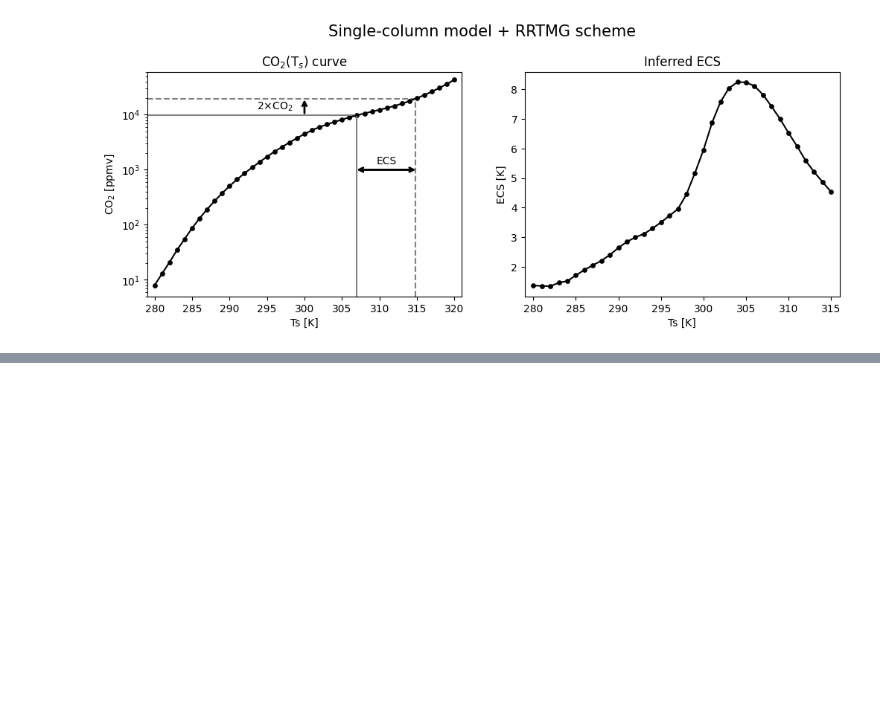
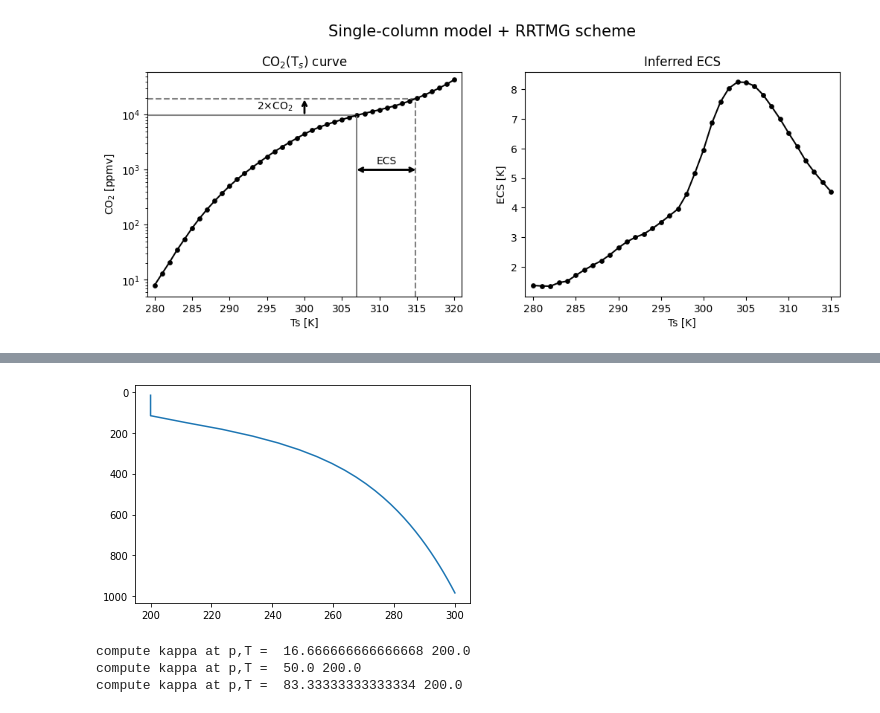
Before and after one commit to AndrewILWilliams/ECS_bump, a Jupyter notebook: climlab_rrtmg.ipynb, the cells around one changed output, grey strips where cells are left out. Drawn from its saved outputs; the diff is of its cells as text; code cells hidden in the pictures; blank space fills up the shorter version.

```diff
--- a/climlab_rrtmg.ipynb
+++ b/climlab_rrtmg.ipynb
@@ -305,0 +365,11 @@ plt.savefig('Example_rrtmg_fig.png',bbox_inches='tight', dpi=200)
+# %%
+state = climlab.column_state(num_lev=30, num_lat=1, water_depth=1.)
+plevs = state['Tatm'].domain.axes['lev'].points
+temp = generate_idealized_temp_profile(300, params.Tstrat, plevs)
+
+fig, ax = plt.subplots()
+
+ax.plot(temp, plevs)
+ax.invert_yaxis()
+# %% [output]
+[figure, added]
@@ -305,0 +450,7 @@ plt.savefig('Example_rrtmg_fig.png',bbox_inches='tight', dpi=200)
+# %%
+%%time
+olr_spec = calc_olr_pyrads(SST=288, CO2ppmv=280)
+# %% [output]
+compute kappa at p,T =  16.666666666666668 200.0
+compute kappa at p,T =  50.0 200.0
+compute kappa at p,T =  83.33333333333334 200.0
```
Also changed, not shown: parts of 7 cells of this notebook, 4 other files.
